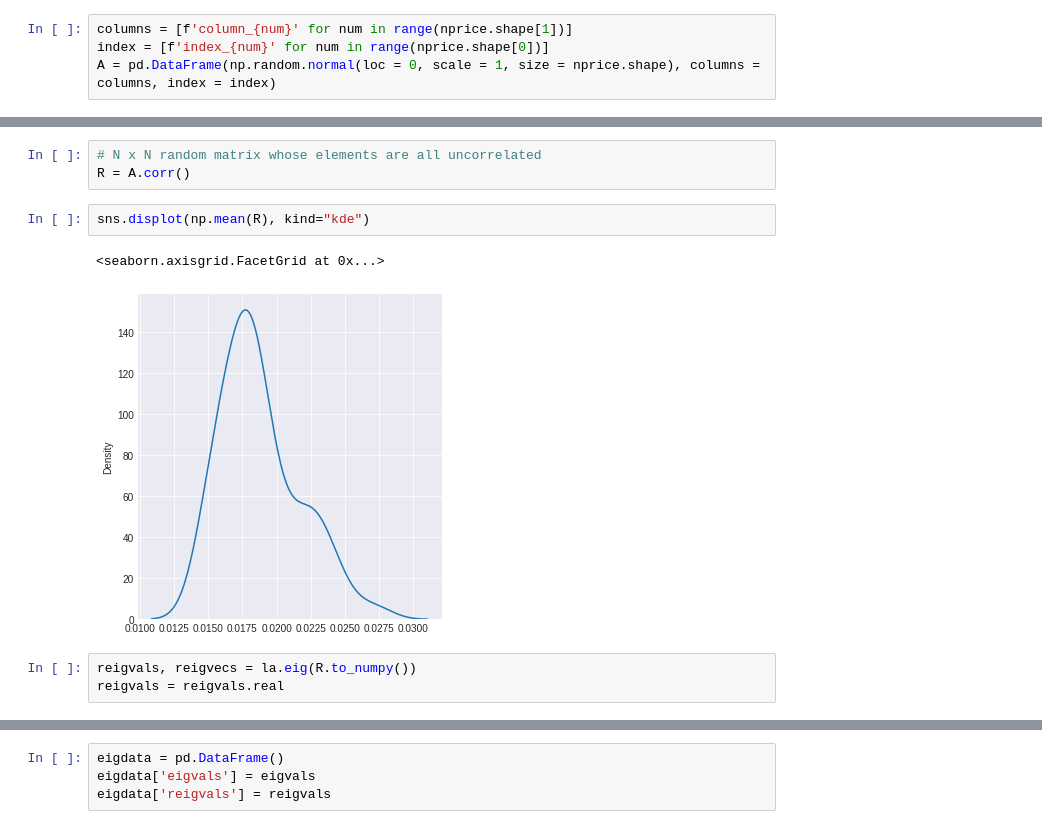
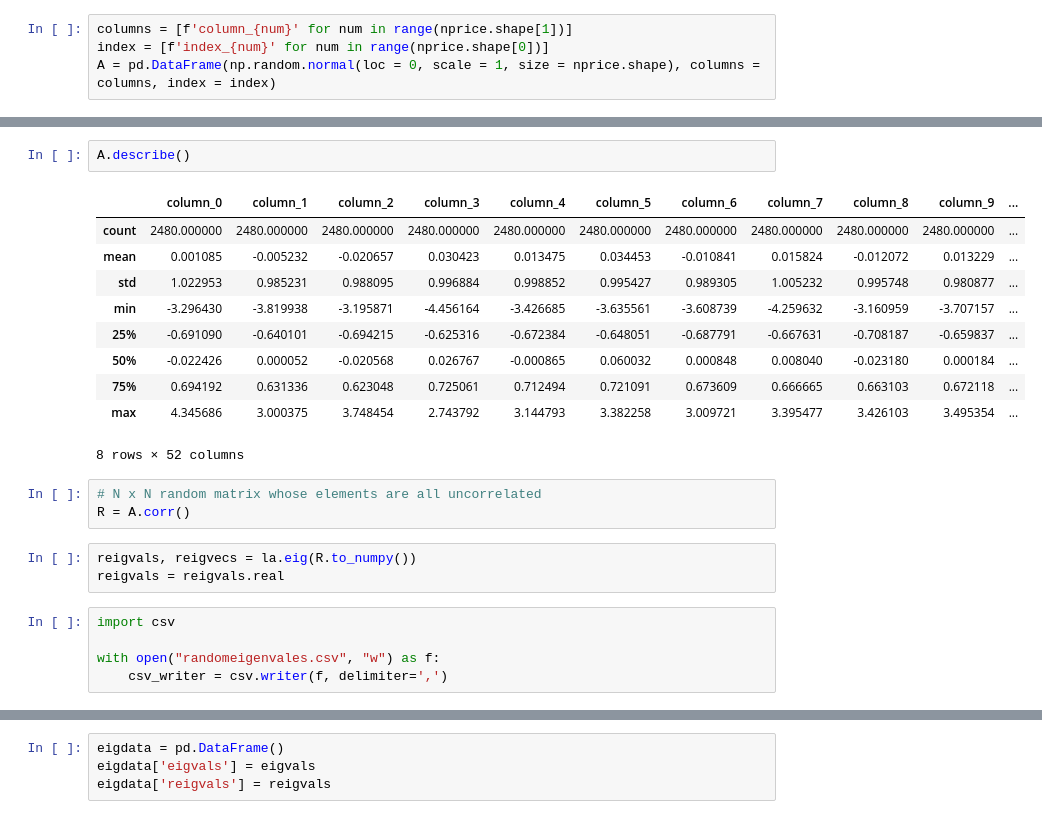
Before and after one commit to dsarvan/analytics, a Jupyter notebook: Project/Notebook/analysis.ipynb, the cells around one changed output, grey strips where cells are left out. Saved outputs shown, nothing was run; the diff lists cells and outputs as text.

```diff
--- a/Project/Notebook/analysis.ipynb
+++ b/Project/Notebook/analysis.ipynb
@@ -89,12 +103,25 @@ A = pd.DataFrame(np.random.normal(loc = 0, scale = 1, size = nprice.shape), colu
+# %%
+A.describe()
+# %% [output]
+|  | column_0 | column_1 | column_2 | column_3 | column_4 | column_5 | column_6 | column_7 | column_8 | column_9 | ... |
+| count | 2480.000000 | 2480.000000 | 2480.000000 | 2480.000000 | 2480.000000 | 2480.000000 | 2480.000000 | 2480.000000 | 2480.000000 | 2480.000000 | ... |
+| mean | 0.001085 | -0.005232 | -0.020657 | 0.030423 | 0.013475 | 0.034453 | -0.010841 | 0.015824 | -0.012072 | 0.013229 | ... |
+| std | 1.022953 | 0.985231 | 0.988095 | 0.996884 | 0.998852 | 0.995427 | 0.989305 | 1.005232 | 0.995748 | 0.980877 | ... |
+| min | -3.296430 | -3.819938 | -3.195871 | -4.456164 | -3.426685 | -3.635561 | -3.608739 | -4.259632 | -3.160959 | -3.707157 | ... |
+| 25% | -0.691090 | -0.640101 | -0.694215 | -0.625316 | -0.672384 | -0.648051 | -0.687791 | -0.667631 | -0.708187 | -0.659837 | ... |
+| 50% | -0.022426 | 0.000052 | -0.020568 | 0.026767 | -0.000865 | 0.060032 | 0.000848 | 0.008040 | -0.023180 | 0.000184 | ... |
+| 75% | 0.694192 | 0.631336 | 0.623048 | 0.725061 | 0.712494 | 0.721091 | 0.673609 | 0.666665 | 0.663103 | 0.672118 | ... |
+| max | 4.345686 | 3.000375 | 3.748454 | 2.743792 | 3.144793 | 3.382258 | 3.009721 | 3.395477 | 3.426103 | 3.495354 | ... |
+8 rows × 52 columns
 # %%
 # N x N random matrix whose elements are all uncorrelated
 R = A.corr()
-# %%
-sns.displot(np.mean(R), kind="kde")
-# %% [output]
-<seaborn.axisgrid.FacetGrid at 0x...>
-[figure, removed]
 # %%
 reigvals, reigvecs = la.eig(R.to_numpy())
 reigvals = reigvals.real
+# %%
+import csv
+
+with open("randomeigenvales.csv", "w") as f:
+    csv_writer = csv.writer(f, delimiter=',')
 # %%
```
Also changed, not shown: parts of 17 cells of this notebook.
